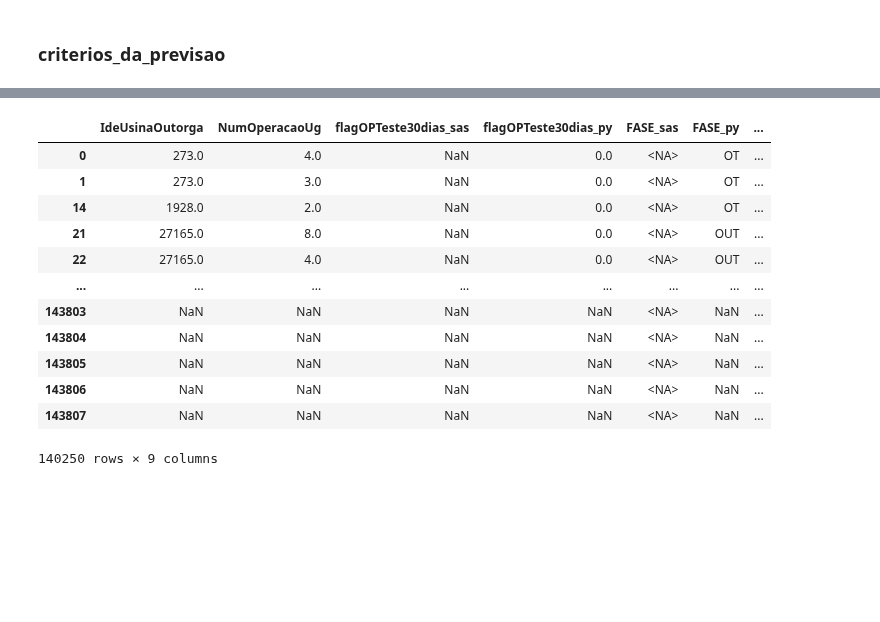
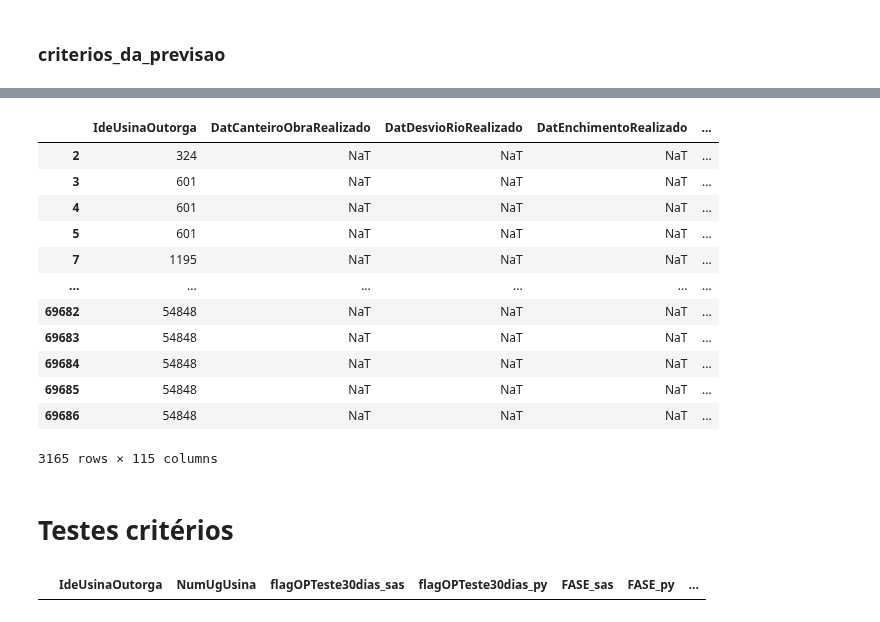
Before and after one commit to Vinicius667/Previsor, a Jupyter notebook: App/Previsor_teste2.ipynb, the cells around one changed output, grey strips where cells are left out. Drawn from its saved outputs; the diff is of its cells as text; code cells hidden in the pictures; blank space fills up the shorter version.

```diff
--- a/App/Previsor_teste2.ipynb
+++ b/App/Previsor_teste2.ipynb
@@ -641,11 +651,12 @@ criterios_da_previsao.loc[(criterios_da_previsao.criterio_pmo_ts_max_usina== 5),
 criterios_da_previsao.loc[(criterios_da_previsao.criterio_pmo_ts_max_usina== 6),'dscjustificativaregranova'] = "Nenhuma licença ambiental válida"
 
 criterios_da_previsao.loc[(criterios_da_previsao.criterio_pmo_ts_max_usina== 7),'dscjustificativaregranova'] = "Sem RAPEEL"
-# %%
-criterios_da_previsao_sas = pd.read_clipboard()
 # %%
 #criterios_da_previsao_sas = pd.read_excel("./WORK_Criteriosdaprevisao.xlsx")
-criterios_da_previsao_sas.to_parquet('./criterios_da_previsao_sas.gzip',allow_truncated_timestamps=True)
-criterios_da_previsao_sas = pd.read_parquet('./criterios_da_previsao_sas.gzip',use_nullable_dtypes = True)
+criterios_da_previsao_sas['SAS'] = True
+criterios_da_previsao_sas.CalculoPrevisorOC_mx = criterios_da_previsao_sas.CalculoPrevisorOC_mx.dt.normalize()
+# %%
+criterios_da_previsao["PY"] = True
 # %%
-merge = pd.merge(criterios_da_previsao,criterios_da_previsao_sas,on=['IdeUsinaOutorga','NumUgUsina'],suffixes=('_py','_sas'),how='inner')
+merge = pd.merge(criterios_da_previsao,criterios_da_previsao_sas,on=['IdeUsinaOutorga','NumUgUsina'],suffixes=('_py','_sas'),how='outer')
+merge['OC_diff'] = merge.Previsao_OC - merge.CalculoPrevisorOC_mx
@@ -652,16 +695,22 @@ merge = pd.merge(criterios_da_previsao,criterios_da_previsao_sas,on=['IdeUsinaOu
+# %%
+merge[merge.Previsao_OC.isna()]
+# %% [output]
+|  | IdeUsinaOutorga | DatCanteiroObraRealizado | DatDesvioRioRealizado | DatEnchimentoRealizado | ... |
+| 2 | 324 | NaT | NaT | NaT | ... |
+| 3 | 601 | NaT | NaT | NaT | ... |
+| 4 | 601 | NaT | NaT | NaT | ... |
+| 5 | 601 | NaT | NaT | NaT | ... |
+| 7 | 1195 | NaT | NaT | NaT | ... |
+| ... | ... | ... | ... | ... | ... |
+| 69682 | 54848 | NaT | NaT | NaT | ... |
+| 69683 | 54848 | NaT | NaT | NaT | ... |
+| 69684 | 54848 | NaT | NaT | NaT | ... |
+| 69685 | 54848 | NaT | NaT | NaT | ... |
+| 69686 | 54848 | NaT | NaT | NaT | ... |
+3165 rows × 115 columns
+# %% [markdown]
+# Testes critérios
 # %%
-merge[merge.CriterioNovoPMO != merge.criterionovopmo][ide_ug + ['flagOPTeste30dias_sas','flagOPTeste30dias_py','FASE_sas','FASE_py','criterio_novo','CriterioNovoPMO','criterionovopmo']]
+merge[merge.CriterioNovoPMO != merge.criterionovopmo][['IdeUsinaOutorga','NumUgUsina'] + ['flagOPTeste30dias_sas','flagOPTeste30dias_py','FASE_sas','FASE_py','criterio_novo','criterio','CriterioNovoPMO','criterionovopmo']]
 # %% [output]
-|  | IdeUsinaOutorga | NumOperacaoUg | flagOPTeste30dias_sas | flagOPTeste30dias_py | FASE_sas | FASE_py | ... |
-| 0 | 273.0 | 4.0 | NaN | 0.0 | <NA> | OT | ... |
-| 1 | 273.0 | 3.0 | NaN | 0.0 | <NA> | OT | ... |
-| 14 | 1928.0 | 2.0 | NaN | 0.0 | <NA> | OT | ... |
-| 21 | 27165.0 | 8.0 | NaN | 0.0 | <NA> | OUT | ... |
-| 22 | 27165.0 | 4.0 | NaN | 0.0 | <NA> | OUT | ... |
-| ... | ... | ... | ... | ... | ... | ... | ... |
-| 143803 | NaN | NaN | NaN | NaN | <NA> | NaN | ... |
-| 143804 | NaN | NaN | NaN | NaN | <NA> | NaN | ... |
-| 143805 | NaN | NaN | NaN | NaN | <NA> | NaN | ... |
-| 143806 | NaN | NaN | NaN | NaN | <NA> | NaN | ... |
-| 143807 | NaN | NaN | NaN | NaN | <NA> | NaN | ... |
+|  | IdeUsinaOutorga | NumUgUsina | flagOPTeste30dias_sas | flagOPTeste30dias_py | FASE_sas | FASE_py | ... |
-140250 rows × 9 columns
```
Also changed, not shown: parts of 21 cells of this notebook, 1 other file.
